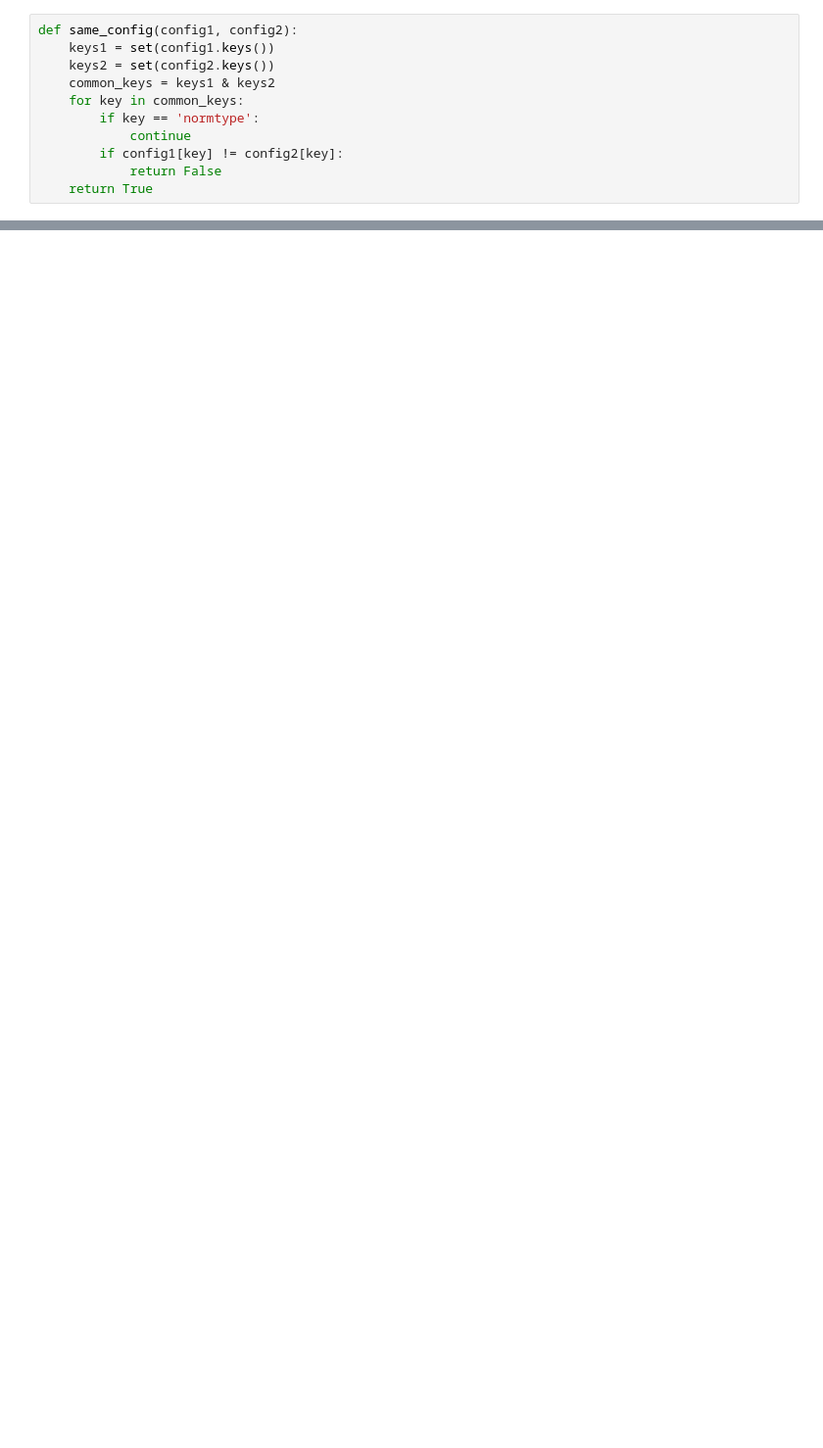
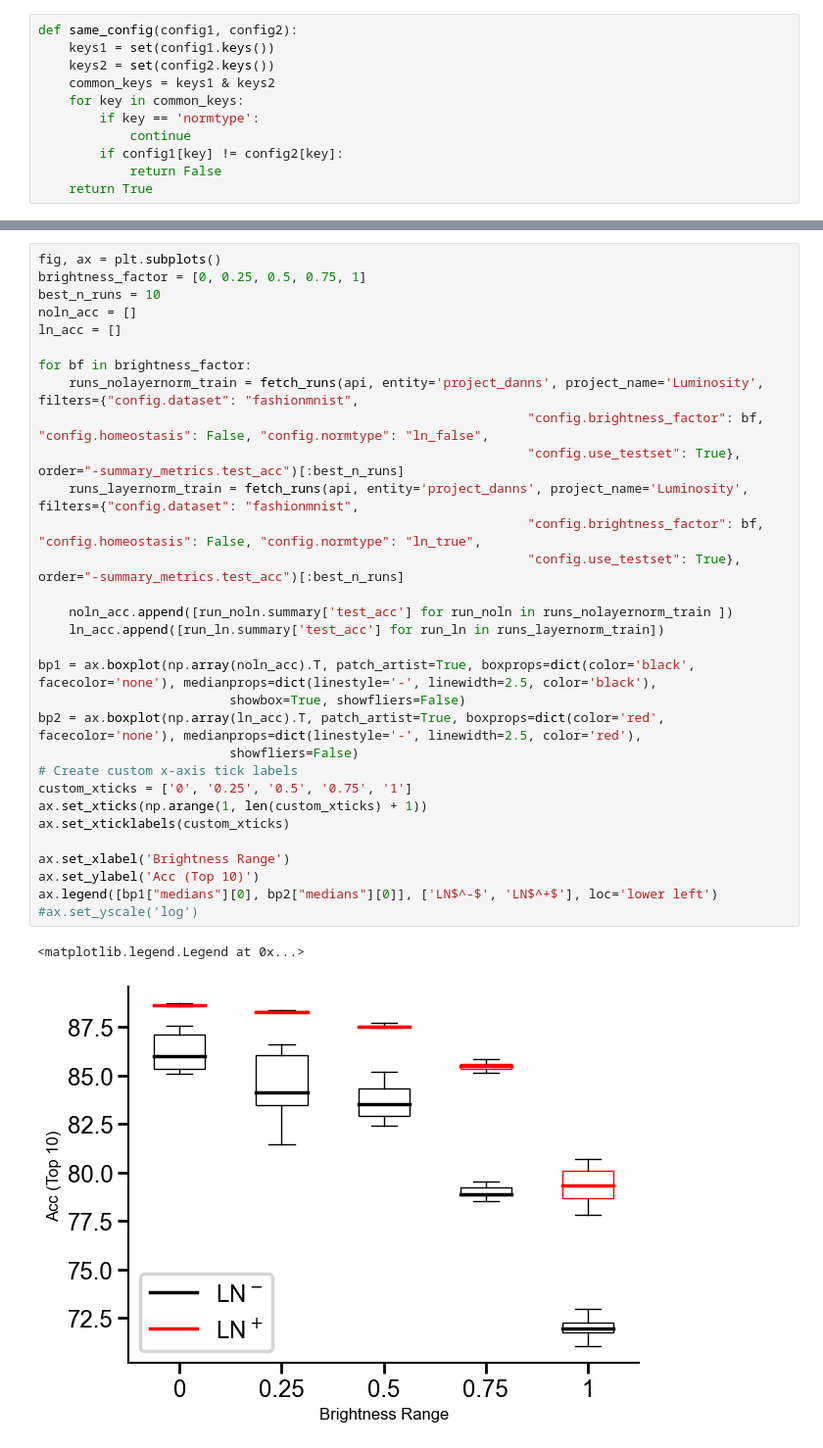
Before and after one commit to RoyHEyono/HomeostaticDANN, a Jupyter notebook: models/dense_mnist_task/notebooks/figures.ipynb, the cells around one changed output, grey strips where cells are left out. Shown at 98% size. Saved outputs shown, nothing was run; the diff lists cells and outputs as text; blank space fills up the shorter version.

```diff
--- a/models/dense_mnist_task/notebooks/figures.ipynb
+++ b/models/dense_mnist_task/notebooks/figures.ipynb
@@ -71,0 +92,34 @@ print(count)
+# %%
+fig, ax = plt.subplots()
+brightness_factor = [0, 0.25, 0.5, 0.75, 1]
+best_n_runs = 10
+noln_acc = []
+ln_acc = []
+
+for bf in brightness_factor:
+    runs_nolayernorm_train = fetch_runs(api, entity='project_danns', project_name='Luminosity', filters={"config.dataset": "fashionmnist",
+                                                                "config.brightness_factor": bf, "config.homeostasis": False, "config.normtype": "ln_false",
+                                                                "config.use_testset": True}, order="-summary_metrics.test_acc")[:best_n_runs]
+    runs_layernorm_train = fetch_runs(api, entity='project_danns', project_name='Luminosity', filters={"config.dataset": "fashionmnist",
+                                                                "config.brightness_factor": bf, "config.homeostasis": False, "config.normtype": "ln_true",
+                                                                "config.use_testset": True}, order="-summary_metrics.test_acc")[:best_n_runs]
+
+    noln_acc.append([run_noln.summary['test_acc'] for run_noln in runs_nolayernorm_train ])
+    ln_acc.append([run_ln.summary['test_acc'] for run_ln in runs_layernorm_train])
+
+bp1 = ax.boxplot(np.array(noln_acc).T, patch_artist=True, boxprops=dict(color='black', facecolor='none'), medianprops=dict(linestyle='-', linewidth=2.5, color='black'),
+                         showbox=True, showfliers=False)
+bp2 = ax.boxplot(np.array(ln_acc).T, patch_artist=True, boxprops=dict(color='red', facecolor='none'), medianprops=dict(linestyle='-', linewidth=2.5, color='red'),
+                         showfliers=False)
+# Create custom x-axis tick labels
+custom_xticks = ['0', '0.25', '0.5', '0.75', '1']
+ax.set_xticks(np.arange(1, len(custom_xticks) + 1))
+ax.set_xticklabels(custom_xticks)
+
+ax.set_xlabel('Brightness Range')
+ax.set_ylabel('Acc (Top 10)')
+ax.legend([bp1["medians"][0], bp2["medians"][0]], ['LN$^-$', 'LN$^+$'], loc='lower left')
+#ax.set_yscale('log')
+# %% [output]
+<matplotlib.legend.Legend at 0x...>
+[figure, added]
```
Also changed, not shown: parts of 14 cells of this notebook, 1 other file.
